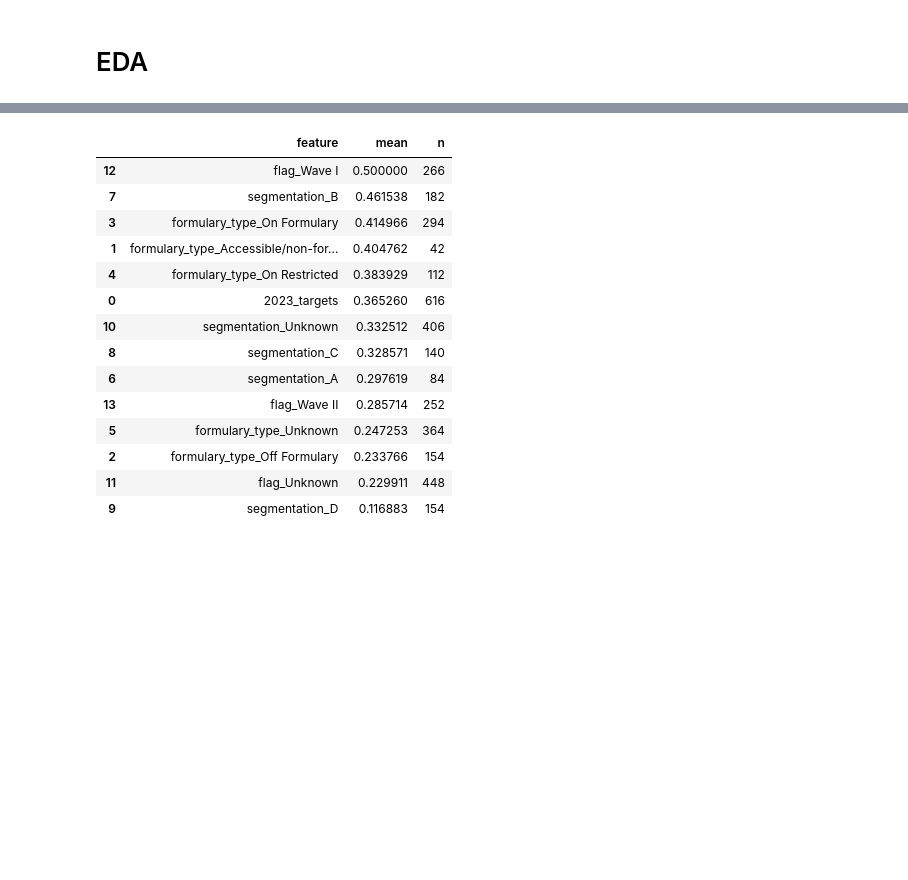
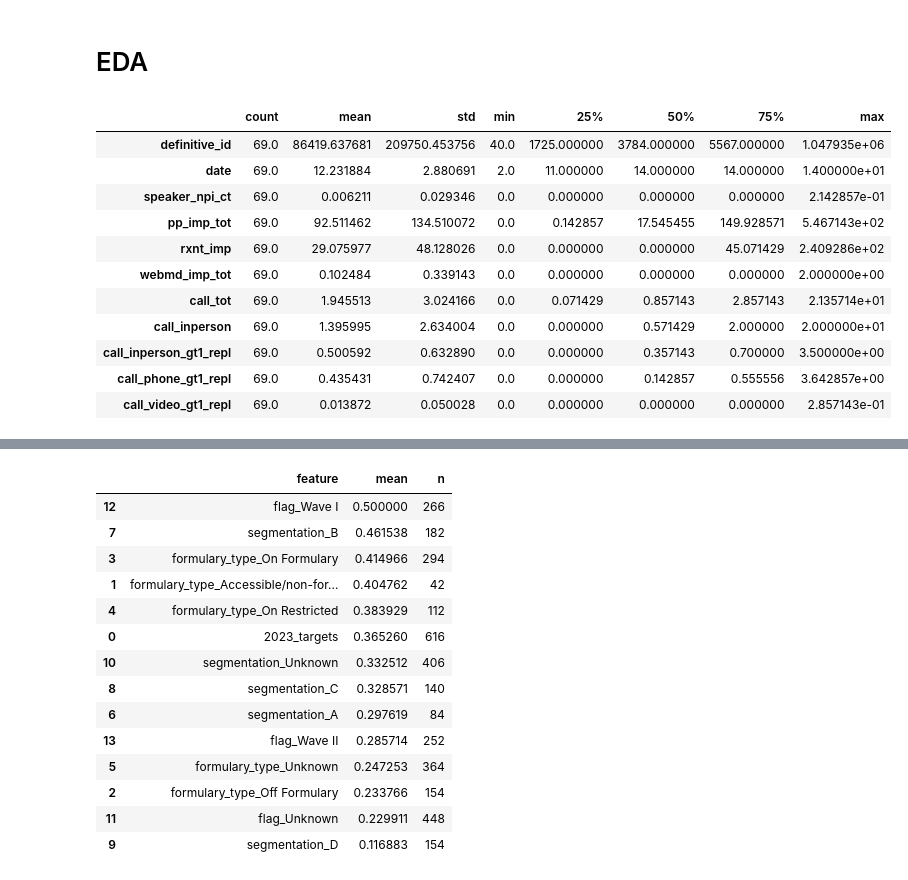
Before and after one commit to hsingh-mdsol/promotional_response_rf, a Jupyter notebook: research/bioxcel_pr_time_series.ipynb, the cells around one changed output, grey strips where cells are left out. Cells and saved outputs as stored; diff of their text form; code cells hidden in the pictures; blank space fills up the shorter version.

```diff
--- a/research/bioxcel_pr_time_series.ipynb
+++ b/research/bioxcel_pr_time_series.ipynb
@@ -198,3 +197,30 @@ df_t.groupby('date')['call_tot'].sum().reset_index()
 | 13 | 2023-06 | 3.0 |
 # %% [markdown]
 # EDA
+# %%
+# distribution of promotion activity before first shipment
+df_pre_order = pd.DataFrame()
+for i in np.unique(df_t['definitive_id']):
+    df_filt = df_t[df_t['definitive_id']==i].reset_index()
+    df_filt = df_filt.iloc[:df_filt['shipped_quantity'].values.searchsorted('1', side='right')]
+    df_pre_order = pd.concat([df_pre_order, df_filt])
+
+df_stats = df_pre_order.groupby('definitive_id').agg({'date':'count', 'speaker_npi_ct': 'mean', 'pp_imp_tot': 'mean',
+                                                      'rxnt_imp': 'mean', 'webmd_imp_tot': 'mean', 'call_tot': 'mean',
+                                                      'call_inperson': 'mean', 'call_inperson_gt1_repl': 'mean',
+                                                      'call_phone_gt1_repl': 'mean', 'call_video_gt1_repl': 'mean'}).reset_index()
+
+df_stats.describe().T
+# %% [output]
+|  | count | mean | std | min | 25% | 50% | 75% | max |
+| definitive_id | 69.0 | 86419.637681 | 209750.453756 | 40.0 | 1725.000000 | 3784.000000 | 5567.000000 | 1.047935e+06 |
+| date | 69.0 | 12.231884 | 2.880691 | 2.0 | 11.000000 | 14.000000 | 14.000000 | 1.400000e+01 |
+| speaker_npi_ct | 69.0 | 0.006211 | 0.029346 | 0.0 | 0.000000 | 0.000000 | 0.000000 | 2.142857e-01 |
+| pp_imp_tot | 69.0 | 92.511462 | 134.510072 | 0.0 | 0.142857 | 17.545455 | 149.928571 | 5.467143e+02 |
+| rxnt_imp | 69.0 | 29.075977 | 48.128026 | 0.0 | 0.000000 | 0.000000 | 45.071429 | 2.409286e+02 |
+| webmd_imp_tot | 69.0 | 0.102484 | 0.339143 | 0.0 | 0.000000 | 0.000000 | 0.000000 | 2.000000e+00 |
+| call_tot | 69.0 | 1.945513 | 3.024166 | 0.0 | 0.071429 | 0.857143 | 2.857143 | 2.135714e+01 |
+| call_inperson | 69.0 | 1.395995 | 2.634004 | 0.0 | 0.000000 | 0.571429 | 2.000000 | 2.000000e+01 |
+| call_inperson_gt1_repl | 69.0 | 0.500592 | 0.632890 | 0.0 | 0.000000 | 0.357143 | 0.700000 | 3.500000e+00 |
+| call_phone_gt1_repl | 69.0 | 0.435431 | 0.742407 | 0.0 | 0.000000 | 0.142857 | 0.555556 | 3.642857e+00 |
+| call_video_gt1_repl | 69.0 | 0.013872 | 0.050028 | 0.0 | 0.000000 | 0.000000 | 0.000000 | 2.857143e-01 |
```
Also changed, not shown: parts of 18 cells of this notebook, 1 other file.
